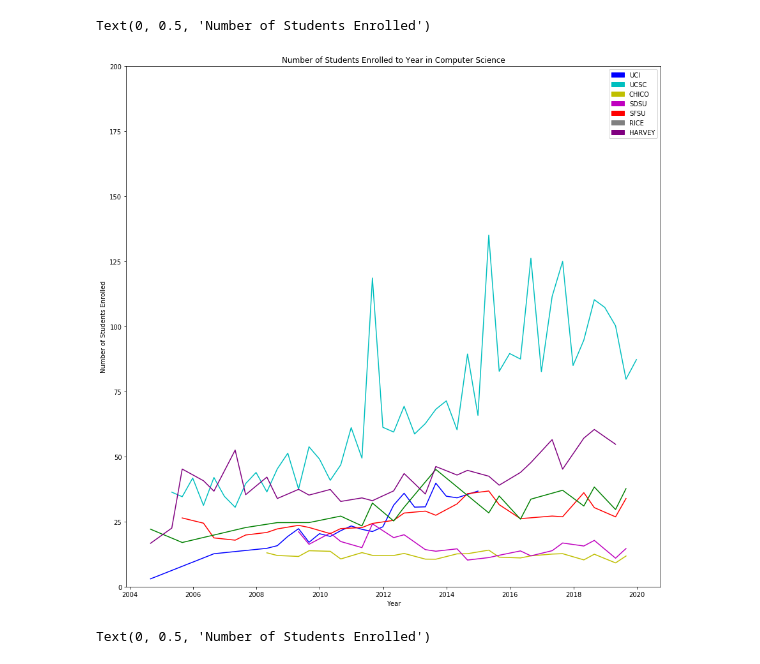
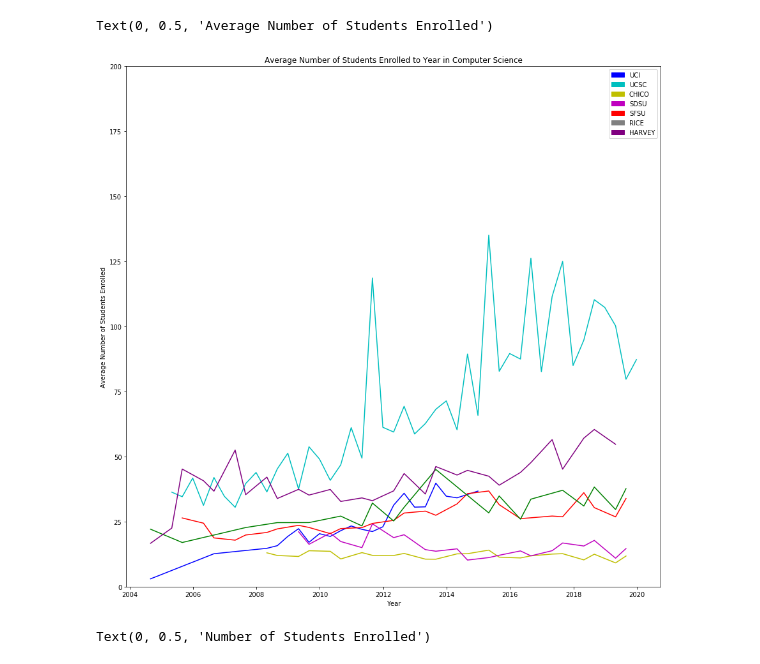
Before and after one commit to Tcbowen/CSE-184, a Jupyter notebook: Data_Terry.ipynb, the cells around one changed output. Drawn from its saved outputs; the diff is of its cells as text; code cells hidden in the pictures.

```diff
--- a/Data_Terry.ipynb
+++ b/Data_Terry.ipynb
@@ -279,37 +279,37 @@ fig, axes = plt.subplots(1,1, figsize=(15,15))
 plt.ylim((0,200))
 
 uci_jitter, uci_n_jitter = jitter(df_uci['term_num'], .3), jitter(df_uci['num_people_enrolled'], 1)
 ucsc_jitter, ucsc_n_jitter = jitter(df_ucsc['term_num'], .3), jitter(df_ucsc['num_people_enrolled'], 1)
 chico_jitter, chico_n_jitter = jitter(df_chico['term_num'], .3), jitter(df_chico['num_people_enrolled'], 1)
 sdsu_jitter, sdsu_n_jitter = jitter(df_sdsu['term_num'], .3), jitter(df_sdsu['num_people_enrolled'], 1)
 sfsu_jitter, sfsu_n_jitter = jitter(df_sfsu['term_num'], .3), jitter(df_sfsu['num_people_enrolled'], 1)
 harvey_jitter, harvey_n_jitter = jitter(df_harvey['term_num'], .3), jitter(df_harvey['num_people_enrolled'], 1)
 rice_jitter, rice_n_jitter = jitter(df_rice['term_num'], .3), jitter(df_rice['num_people_enrolled'], 1)
 
 
 axes.plot(df_uci['term_num'].unique(), avg(df_uci), 'b-')
 axes.plot(df_ucsc['term_num'].unique(), avg(df_ucsc), 'c-')
 axes.plot(df_chico['term_num'].unique(), avg(df_chico), 'y-')
 axes.plot(df_sdsu['term_num'].unique(), avg(df_sdsu), 'm-')
 axes.plot(df_sfsu['term_num'].unique(), avg(df_sfsu), 'r-')
 axes.plot(df_harvey['term_num'].unique(), avg(df_harvey), 'g-')
 axes.plot(df_rice['term_num'].unique(), avg(df_rice), 'purple')
 
 uci_patch = mpatches.Patch(color='b', label='UCI')
 ucsc_patch = mpatches.Patch(color='c', label='UCSC')
 chico_patch = mpatches.Patch(color='y', label='CHICO')
 sdsu_patch = mpatches.Patch(color='m', label='SDSU')
 sfsu_patch = mpatches.Patch(color='r', label='SFSU')
 rice_patch = mpatches.Patch(color = 'grey', label = 'RICE')
 harvey_patch = mpatches.Patch(color = 'purple', label  = 'HARVEY')
 plt.legend(handles=[uci_patch, ucsc_patch, chico_patch, sdsu_patch, sfsu_patch, rice_patch, harvey_patch])
 
-axes.set_title('Number of Students Enrolled to Year in Computer Science')
+axes.set_title('Average Number of Students Enrolled to Year in Computer Science')
 axes.set_xlabel('Year')
-axes.set_ylabel('Number of Students Enrolled')
+axes.set_ylabel('Average Number of Students Enrolled')
 # %% [output]
-Text(0, 0.5, 'Number of Students Enrolled')
+Text(0, 0.5, 'Average Number of Students Enrolled')
-[figure, old version]
+[figure, new version]
 # %%
 # Add scatter plots for UC schools, state schools and private schools with the lines graphs as averages.
 # %%
```
Also changed, not shown: parts of 3 cells of this notebook.
